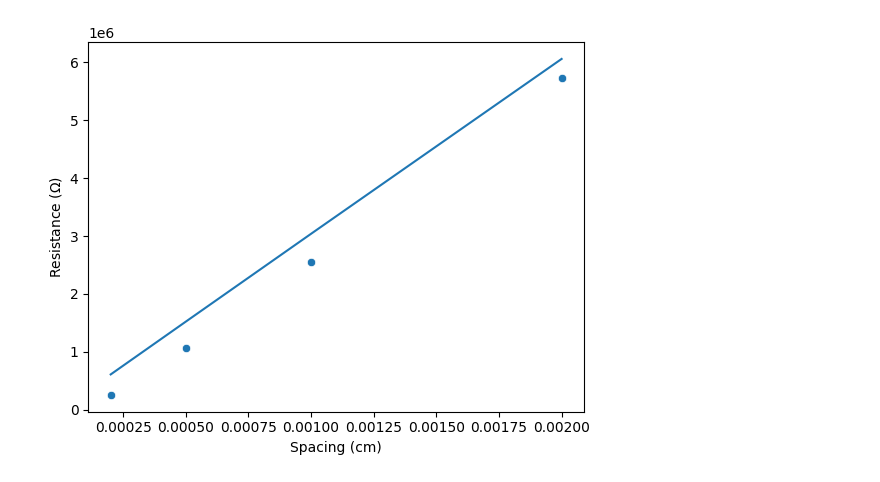
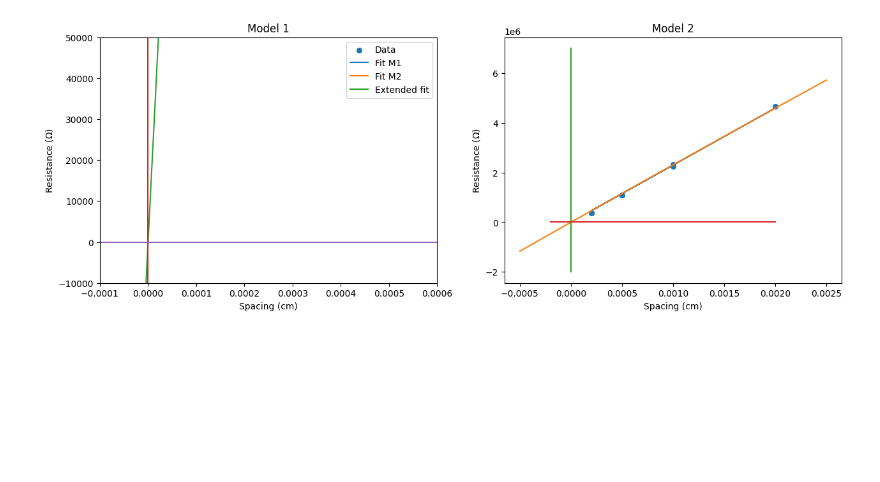
Before and after one commit to ridcil/Code, a Jupyter notebook: IDEA2_measurements.ipynb, the cells around one changed output. Saved outputs shown, nothing was run; the diff lists cells and outputs as text; code cells hidden in the pictures; blank space fills up the shorter version.

```diff
--- a/IDEA2_measurements.ipynb
+++ b/IDEA2_measurements.ipynb
@@ -37,11 +41,11 @@ param['thickness'].set(value = 80e-7, vary = False)
 # %%
-path = r'C:\Users\lopezb41\OneDrive - imec\Documents\Experiments\Data\Contact Resistance\LSB_07\0G_34'
+path = r'C:\Users\lopezb41\OneDrive - imec\Documents\Experiments\Data\Contact Resistance\LSB_07\0G_29'
 
-col = ['Potential (V)', 'Current (A)', 'Time (s)']
-col_r = ['Spacing (cm)', 'Resistance ($\Omega$)', 'Column']
 i_v = pd.DataFrame()
 r = pd.DataFrame(columns = col_r)
 files = [os.path.join(path, i) for i in os.listdir(path)]
+
+# Get resistance from I-V. Get i_v  and r dfs
 n = 0
 for i in files:
     df = pd.read_csv(i, sep = ';', names = col, skiprows = 1)
@@ -63,39 +67,63 @@ for i in files:
     i_v = pd.concat([i_v, df], ignore_index=True)
     n += 1
 
-# Weight by 1/std**2
 spac = [2e-4, 5e-4, 10e-4, 20e-4]
 average_df = pd.DataFrame()
-weights = pd.DataFrame()
+
 for i in spac:
     df = r[r[col_r[0]] == i].mean(numeric_only=True)
-    df2 = r[r[col_r[0]] == i].copy()
-    std = np.std(df2[col_r[1]])
-    df['Weight'] = 1 / std ** 2
-    # print(len(df2))
-    # df2['Weight'] = 1 / std ** 2
     average_df = pd.concat([average_df, df], axis=1)
-    weights = pd.concat([weights, df2], ignore_index=True)
 average_df = average_df.T.reset_index(drop = True)
 
-average_df
-result = gmodel.fit(average_df[col_r[1]], param, s = r[col_r[0]], fit_kws={"ftol":1e-22, "xtol":1e-22, "gtol":1e-22})
-print(result.fit_report())
-print(result.eval(result.params, s = 0))
 
-sns.scatterplot(data = average_df, x = col_r[0], y = col_r[1])
-plt.plot(average_df[col_r[0]], result.best_fit)
-# result_all = gmodel5.fit(average_df[col_r[1]], param5, s = average_df[col_r[0]], fit_kws={"ftol":1e-22, "xtol":1e-22, "gtol":1e-22}, weights = average_df['Weight'])
-# rc2_all = gmodel5.eval(result_all.params, s = 0)
-# rs_all = result_all.values['r_s']
-# rs_err = result_all.params['r_s'].stderr
-# sigma_all = 1/  (rs_all * thickness * 1e-7)
-# # sigma_err = 1/  (rs_err * thickness * 1e-7)
-# average_df['Fit'] = result_all.best_fit
-# average_df['Sample'] = sample
-# values.loc[0] = [rs_all, rc2_all / 2, sigma_all, sample]
+# FIT
+# val_m1 = pd.DataFrame(columns=['rc', 'sigma'])
+model1 = gmodel5.fit(r[col_r[1]], param5, s = r[col_r[0]])
+model1_av = gmodel5.fit(average_df[col_r[1]], param5, s = average_df[col_r[0]])
 
+# rc = gmodel5.eval(model1.params, s = 0) / 2
+# sigma = 1 / (model1.values['r_s'] * 80e-7)
+# val_m1.loc[0] = [rc, sigma]
 
-# sns.scatterplot(data = i_v, x = col[0], y = col[1], hue = col_r[0])
-# sns.lineplot(data = i_v, x = col[0], y = 'Fit', hue = col_r[0])
+model2 = gmodel.fit(r[col_r[1]], param, s = r[col_r[0]])
+model2_av = gmodel.fit(average_df[col_r[1]], param, s = average_df[col_r[0]])
+
+# eval fit from -5um to 25um
+x = np.linspace(-5e-4, 25e-4)
+y = gmodel5.eval(model1.params, s = x)
+
+# PLOTS
+
+fig, ax = plt.subplots(1,2, figsize = (15,5))
+sns.scatterplot(data = r, x = col_r[0], y = col_r[1], edgecolor = None, ax = ax[0], label = 'Data')
+ax[0].plot(r[col_r[0]], model1.best_fit, label = 'Fit M1')
+
+sns.scatterplot(data = r, x = col_r[0], y = col_r[1], edgecolor = None, ax = ax[1])
+
+ax[1].plot(r[col_r[0]], model2.best_fit)
+ax[0].plot(r[col_r[0]], model2.best_fit, label = 'Fit M2')
+ax[0].plot(x, y, label = 'Extended fit')
+ax[1].plot(x, y, label = 'Extended fit')
+
+ax[0].plot([0,0],[-2e6, 7e6])
+ax[0].plot([-2e-4, 2e-3], [0,0])
+
+ax[1].plot([0,0],[-2e6, 7e6])
+ax[1].plot([-2e-4, 2e-3], [0,0])
+
+ax[0].set_title('Model 1')
+ax[1].set_title('Model 2')
+ax[0].legend()
+
+ax[0].set_xlim(-1e-4, 6e-4)
+ax[0].set_ylim(-1e4, 0.5e5)
+
+print(model2.values['intercept'])
+# val_m1
+
+# print(model1.fit_report())
+# print(model2.fit_report())
+
+# print(model1_av.fit_report())
+# print(model2_av.fit_report())
 # %% [output]
@@ -120 +131 @@ plt.plot(average_df[col_r[0]], result.best_fit)
-[figure, old version]
+[figure, new version]
```
Also changed, not shown: parts of 6 cells of this notebook, 4 other files.
